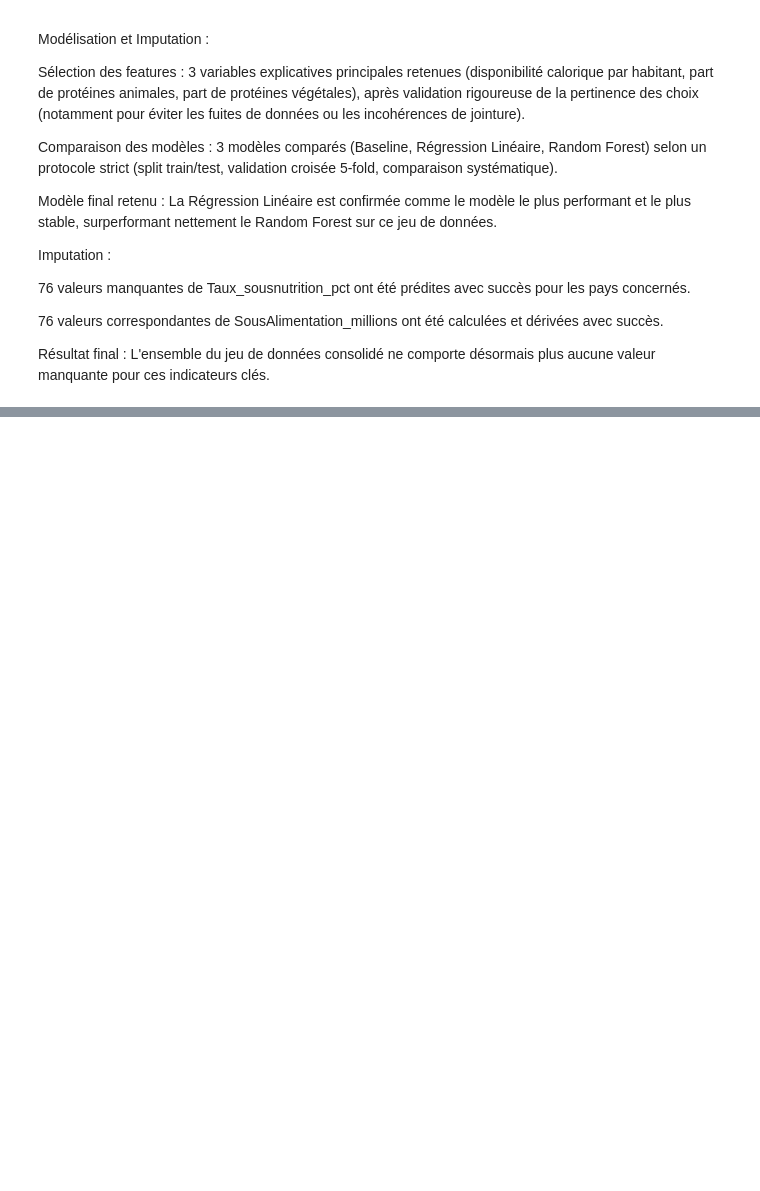
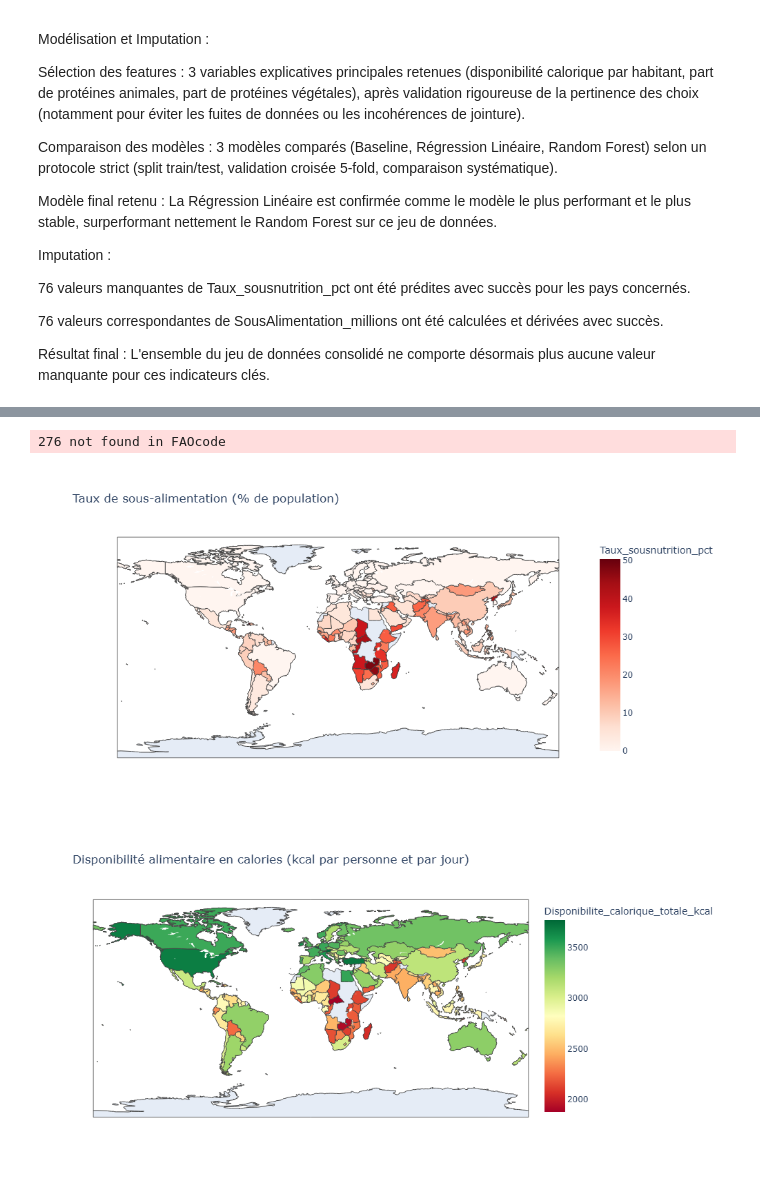
Before and after one commit to XiaoqingGdc/FAO_food_analysis, a Jupyter notebook: FAO_datalab_modelisation.ipynb, the cells around one changed output, grey strips where cells are left out. Drawn from its saved outputs; the diff is of its cells as text; code cells hidden in the pictures; blank space fills up the shorter version.

```diff
--- a/FAO_datalab_modelisation.ipynb
+++ b/FAO_datalab_modelisation.ipynb
@@ -264,6 +289,8 @@ modele_final = LinearRegression()
 # utiliser modele finale sur df_a_predire
 modele_final.fit(X, y)  # entraîné sur les 95 pays mesurés (df_mesure)
 predictions = modele_final.predict(df_a_predire[features]) #regression linaire prédit sur les 76 pays
+predictions = np.clip(predictions, 0, None) # bloquer les valeurs négatives
+
 df_a_predire[target] = predictions
 
 print(f"Modèle retenu pour l'imputation : {modele_final_nom}")
@@ -366,0 +417,39 @@ Résultat final : L'ensemble du jeu de données consolidé ne comporte désormai
+# %%
+import country_converter as coco
+import plotly.express as px
+
+df_global_impute['Taux_sousnutrition_pct'] = df_global_impute['Taux_sousnutrition_pct'].clip(0, 100)
+
+df_global_impute['ISO3'] = coco.convert(
+    names=df_global_impute['Code zone'].tolist(),
+    src='FAOcode',
+    to='ISO3',
+    not_found=None,
+)
+
+fig1 = px.choropleth(
+    df_global_impute,
+    locations='ISO3',
+    color='Taux_sousnutrition_pct',
+    hover_name='Zone',
+    color_continuous_scale='Reds',
+    title='Taux de sous-alimentation (% de population)',
+)
+fig1.write_image('map_sousnutrition_impute.png', width=1000, height=500)
+
+fig2 = px.choropleth(
+    df_global_impute,
+    locations='ISO3',
+    color='Disponibilite_calorique_totale_kcal',
+    hover_name='Zone',
+    color_continuous_scale='RdYlGn',
+    title='Disponibilité alimentaire en calories (kcal par personne et par jour)',
+)
+fig2.write_image('map_kcal_impute.png', width=1000, height=500)
+
+display(Image('map_sousnutrition_impute.png'))
+display(Image('map_kcal_impute.png'))
+# %% [output]
+276 not found in FAOcode
+[figure, added]
+[figure, added]
```
Also changed, not shown: parts of 6 cells of this notebook.
